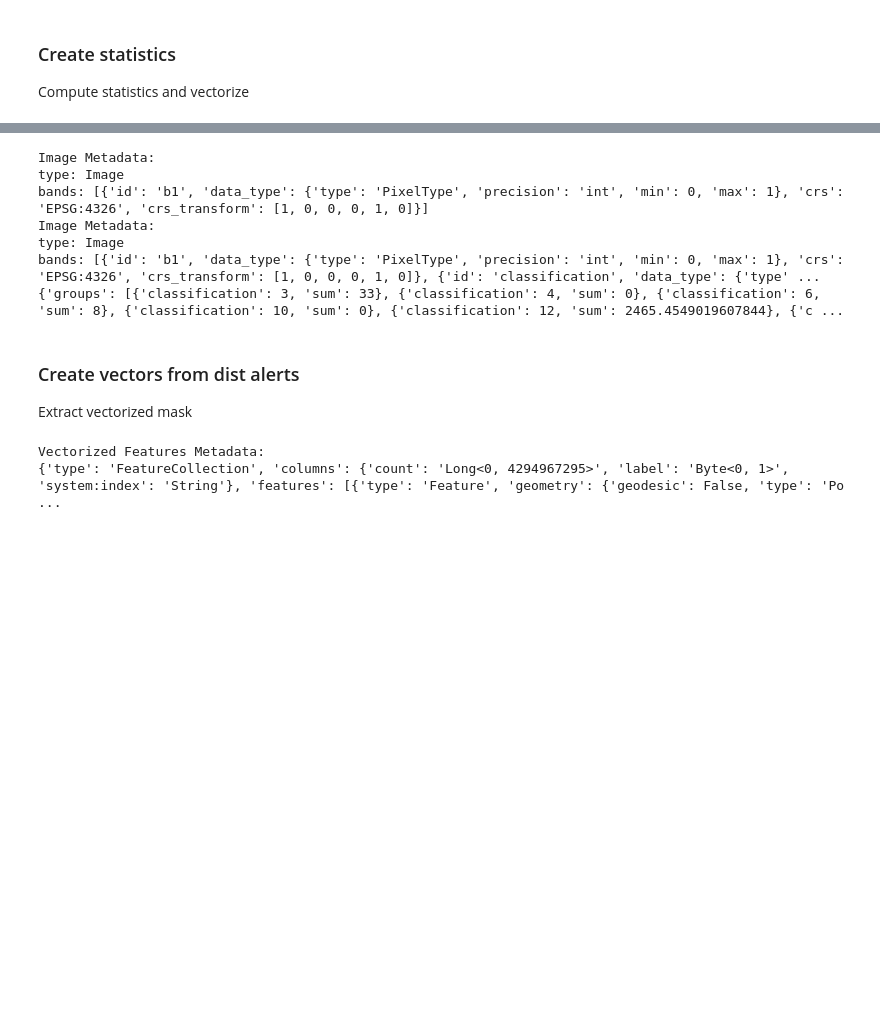
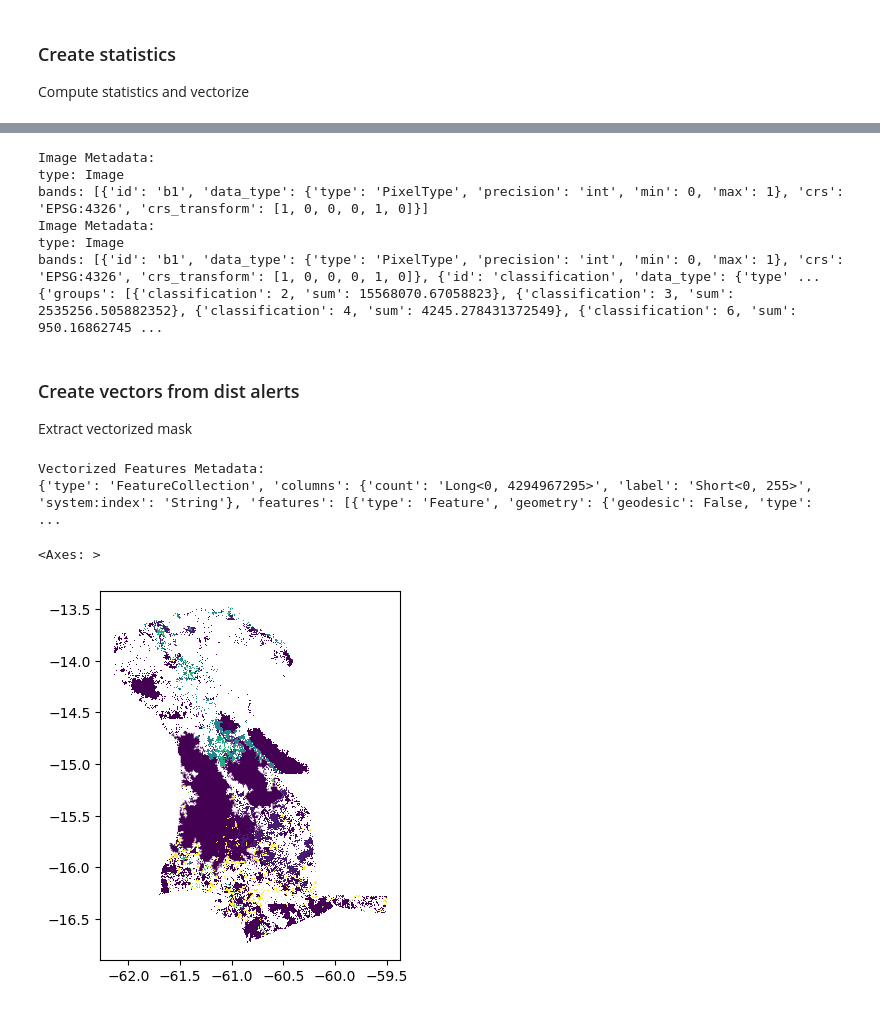
Before and after one commit to wri/project-zeno, a Jupyter notebook: nbs/07_gee_zonal_stats.ipynb, the cells around one changed output, grey strips where cells are left out. Saved outputs shown, nothing was run; the diff lists cells and outputs as text; code cells hidden in the pictures; blank space fills up the shorter version.

```diff
--- a/nbs/07_gee_zonal_stats.ipynb
+++ b/nbs/07_gee_zonal_stats.ipynb
@@ -89,0 +121,4 @@ This will come from the user eventually, now its a random GADM.
+# %%
+aoi = gadm.iloc[18904]
+print(aoi.UID)
+aoi.geometry
@@ -90,6 +128,5 @@ This will come from the user eventually, now its a random GADM.
 # %%
-# coords = [ [ [ -51.655295485566938, -17.30184810997919 ], [ -50.318740205247444, -17.30184810997919 ], [ -50.402274910267408, -18.192884963525522 ], [ -51.525352611091435, -18.192884963525522 ], [ -51.655295485566938, -17.30184810997919 ] ] ]
-coords = list(gadm.iloc[100].geometry.geoms[0].exterior.coords)
+coords = list(aoi.geometry.geoms[0].exterior.coords)
 geom = ee.Geometry.Polygon(coords)
 features = ee.FeatureCollection([ee.Feature(geom)])
 # %% [markdown]
@@ -120,26 +168,35 @@ bands: [{'id': 'b1', 'data_type': {'type': 'PixelType', 'precision': 'int', 'min
 Image Metadata:
 type: Image
 bands: [{'id': 'b1', 'data_type': {'type': 'PixelType', 'precision': 'int', 'min': 0, 'max': 1}, 'crs': 'EPSG:4326', 'crs_transform': [1, 0, 0, 0, 1, 0]}, {'id': 'classification', 'data_type': {'type' ...
-{'groups': [{'classification': 3, 'sum': 33}, {'classification': 4, 'sum': 0}, {'classification': 6, 'sum': 8}, {'classification': 10, 'sum': 0}, {'classification': 12, 'sum': 2465.4549019607844}, {'c ...
+{'groups': [{'classification': 2, 'sum': 15568070.67058823}, {'classification': 3, 'sum': 2535256.505882352}, {'classification': 4, 'sum': 4245.278431372549}, {'classification': 6, 'sum': 950.16862745 ...
 # %% [markdown]
 ### Create vectors from dist alerts
 Extract vectorized mask
 # %%
+
+vectorize = natural_lands.updateMask(VEGDISTSTATUS.gt(5))#.clipToCollection(features)
+
 # Vectorize the masked classification
-vectors = provisional_50_or_better.selfMask().reduceToVectors(
+vectors = vectorize.reduceToVectors(
+# vectors = VEGDISTSTATUS.gt(5).selfMask().reduceToVectors(
     geometryType='polygon',  # Create polygons
-    reducer=ee.Reducer.countEvery(),  # Count all pixels in each polygon
-    scale=30,  # Scale in meters (adjust based on dataset resolution)
-    maxPixels=1e8,  # Adjust for larger areas
-    geometry=features
+    # reducer=ee.Reducer.countEvery(),  # Count all pixels in each polygon
+    # reducer=ee.Reducer.sum().group(groupField=1, groupName="classification"),
+    scale=1000,  # Scale in meters (adjust based on dataset resolution)
+    # maxPixels=1e8,  # Adjust for larger areas
+    geometry=features,
+    eightConnected=True,
 )
 
 # Print vectorized result metadata
 print("Vectorized Features Metadata:")
 print(vectors.getInfo())
 
 gdf = gpd.GeoDataFrame.from_features(vectors.getInfo()['features'])
+gdf.plot(column="label")
 # %% [output]
 Vectorized Features Metadata:
-{'type': 'FeatureCollection', 'columns': {'count': 'Long<0, 4294967295>', 'label': 'Byte<0, 1>', 'system:index': 'String'}, 'features': [{'type': 'Feature', 'geometry': {'geodesic': False, 'type': 'Po ...
+{'type': 'FeatureCollection', 'columns': {'count': 'Long<0, 4294967295>', 'label': 'Short<0, 255>', 'system:index': 'String'}, 'features': [{'type': 'Feature', 'geometry': {'geodesic': False, 'type':  ...
+<Axes: >
+[figure, added]
 # %%
```
Also changed, not shown: parts of 7 cells of this notebook, 1 other file.
